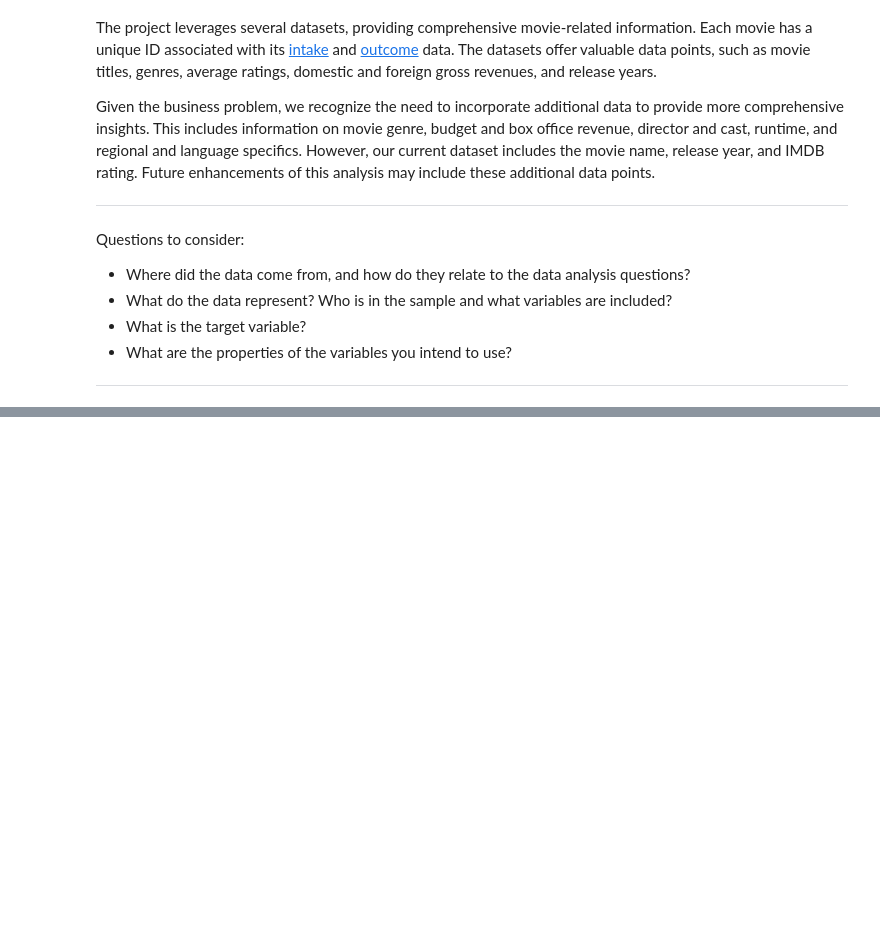
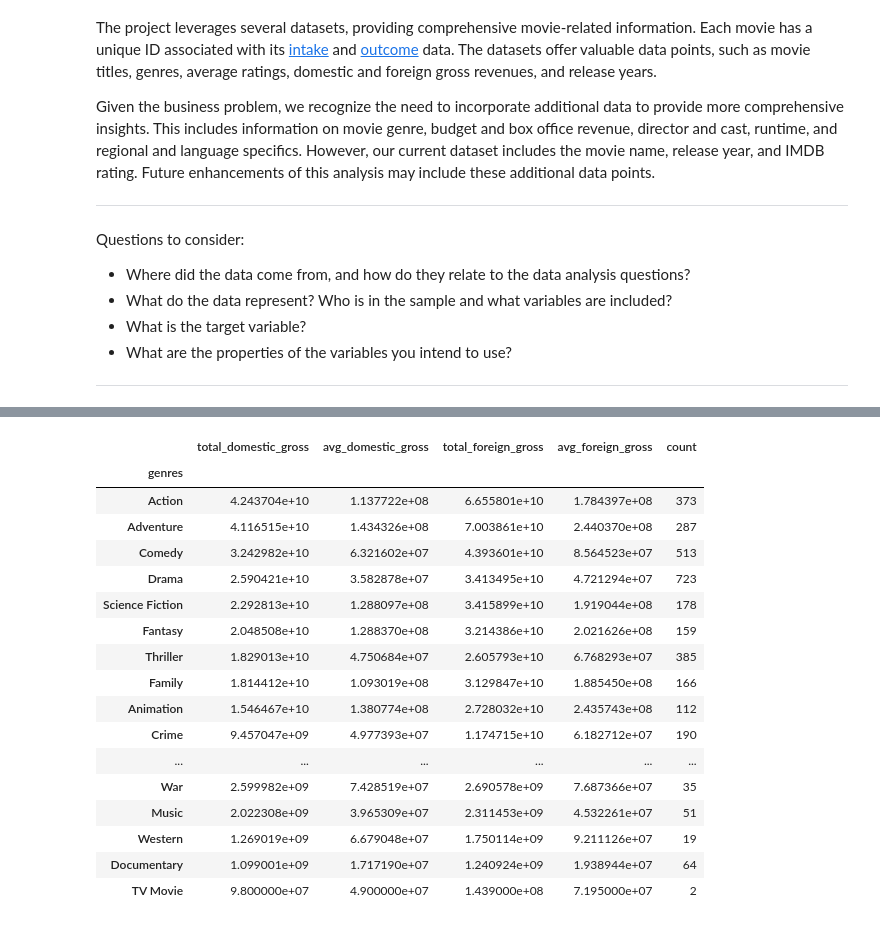
Before and after one commit to omulei/Microsoft-Movie-Studio-Box-Office-Analysis, a Jupyter notebook: dsc-phase1-project-template.ipynb, the cells around one changed output, grey strips where cells are left out. Drawn from its saved outputs; the diff is of its cells as text; code cells hidden in the pictures; blank space fills up the shorter version.

```diff
--- a/dsc-phase1-project-template.ipynb
+++ b/dsc-phase1-project-template.ipynb
@@ -163,0 +164,12 @@ Questions to consider:
+# %%
+# Clean the `rt_reviews` DataFrame
+rt_reviews_df = df_dict['rt_reviews']
+
+# Convert `date` to datetime format
+rt_reviews_df['date'] = pd.to_datetime(rt_reviews_df['date'], errors='coerce')
+
+# Assign the cleaned DataFrame back to the dictionary
+df_dict['rt_reviews'] = rt_reviews_df
+
+# Show the first few rows of the cleaned `rt_reviews` DataFrame
+rt_reviews_df.head()
@@ -163,0 +261,12 @@ Questions to consider:
+# %%
+# Import the ast module
+import ast
+# Merge `bom_movie_gross` and `tmdb_movies` on the movie title
+merged_df = pd.merge(df_dict['bom_movie_gross'], df_dict['tmdb_movies'], left_on='title', right_on='original_title')
+
+# Convert `genre_ids` from list of strings to list of integers
+# `ast.literal_eval` safely parses a string containing a Python literal or container
+merged_df['genre_ids'] = merged_df['genre_ids'].apply(ast.literal_eval)
+
+# Show the first few rows of the merged DataFrame
+merged_df.head()
@@ -163,0 +345,37 @@ Questions to consider:
+# %%
+# First, we need to "explode" the genres column so that each genre gets its own row
+exploded_df = merged_df.explode('genres')
+
+# Calculate total and average domestic and foreign gross revenues for each genre
+# For simplicity, we'll treat foreign_gross as a string and remove commas before converting to float
+exploded_df['foreign_gross'] = exploded_df['foreign_gross'].str.replace(',', '').astype(float)
+
+genre_revenue_stats = exploded_df.groupby('genres').agg(
+    total_domestic_gross=('domestic_gross', 'sum'),
+    avg_domestic_gross=('domestic_gross', 'mean'),
+    total_foreign_gross=('foreign_gross', 'sum'),
+    avg_foreign_gross=('foreign_gross', 'mean'),
+    count=('title_x', 'count')
+)
+
+# Show the genre revenue stats sorted by total domestic gross
+genre_revenue_stats.sort_values('total_domestic_gross', ascending=False)
+# %% [output]
+|  | total_domestic_gross | avg_domestic_gross | total_foreign_gross | avg_foreign_gross | count |
+| genres |  |  |  |  |  |
+| Action | 4.243704e+10 | 1.137722e+08 | 6.655801e+10 | 1.784397e+08 | 373 |
+| Adventure | 4.116515e+10 | 1.434326e+08 | 7.003861e+10 | 2.440370e+08 | 287 |
+| Comedy | 3.242982e+10 | 6.321602e+07 | 4.393601e+10 | 8.564523e+07 | 513 |
+| Drama | 2.590421e+10 | 3.582878e+07 | 3.413495e+10 | 4.721294e+07 | 723 |
+| Science Fiction | 2.292813e+10 | 1.288097e+08 | 3.415899e+10 | 1.919044e+08 | 178 |
+| Fantasy | 2.048508e+10 | 1.288370e+08 | 3.214386e+10 | 2.021626e+08 | 159 |
+| Thriller | 1.829013e+10 | 4.750684e+07 | 2.605793e+10 | 6.768293e+07 | 385 |
+| Family | 1.814412e+10 | 1.093019e+08 | 3.129847e+10 | 1.885450e+08 | 166 |
+| Animation | 1.546467e+10 | 1.380774e+08 | 2.728032e+10 | 2.435743e+08 | 112 |
+| Crime | 9.457047e+09 | 4.977393e+07 | 1.174715e+10 | 6.182712e+07 | 190 |
+| ... | ... | ... | ... | ... | ... |
+| War | 2.599982e+09 | 7.428519e+07 | 2.690578e+09 | 7.687366e+07 | 35 |
+| Music | 2.022308e+09 | 3.965309e+07 | 2.311453e+09 | 4.532261e+07 | 51 |
+| Western | 1.269019e+09 | 6.679048e+07 | 1.750114e+09 | 9.211126e+07 | 19 |
+| Documentary | 1.099001e+09 | 1.717190e+07 | 1.240924e+09 | 1.938944e+07 | 64 |
+| TV Movie | 9.800000e+07 | 4.900000e+07 | 1.439000e+08 | 7.195000e+07 | 2 |
```
Also changed, not shown: parts of 38 cells of this notebook, 1 other file.
